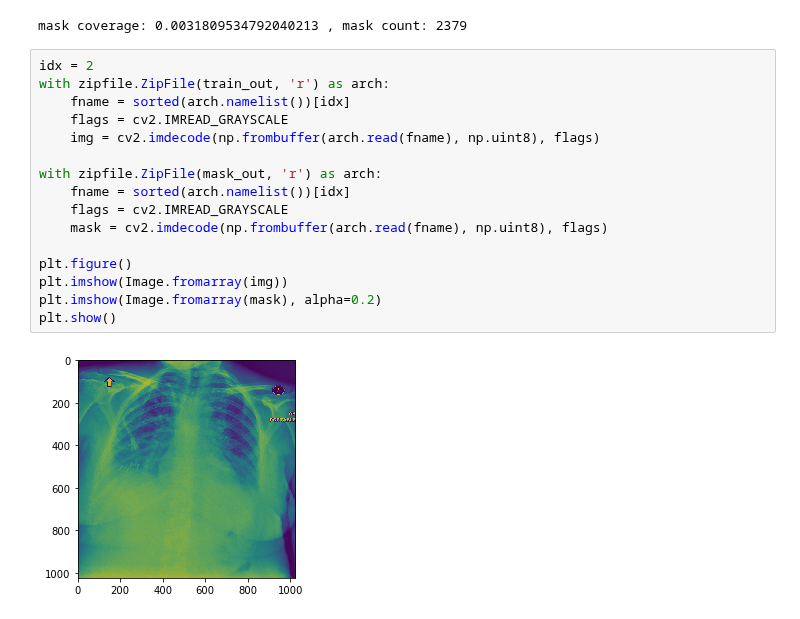
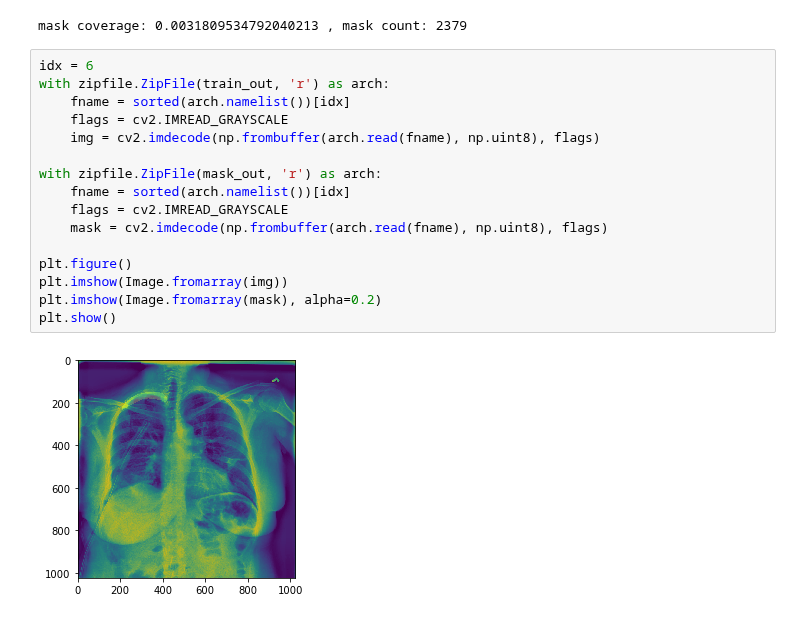
Before and after one commit to xiedidan/siim-pneumothorax, a Jupyter notebook: data-pack.ipynb, the cells around one changed output. Drawn from its saved outputs; the diff is of its cells as text.

```diff
--- a/data-pack.ipynb
+++ b/data-pack.ipynb
@@ -101,20 +101,20 @@ print('mask coverage:', np.mean(mask_coverage)/255, ', mask count:', mask_count)
 # %% [output]
 mask coverage: 0.0031809534792040213 , mask count: 2379
 # %%
-idx = 2
+idx = 6
 with zipfile.ZipFile(train_out, 'r') as arch:
     fname = sorted(arch.namelist())[idx]
     flags = cv2.IMREAD_GRAYSCALE
     img = cv2.imdecode(np.frombuffer(arch.read(fname), np.uint8), flags)
 
 with zipfile.ZipFile(mask_out, 'r') as arch:
     fname = sorted(arch.namelist())[idx]
     flags = cv2.IMREAD_GRAYSCALE
     mask = cv2.imdecode(np.frombuffer(arch.read(fname), np.uint8), flags)
 
 plt.figure()
 plt.imshow(Image.fromarray(img))
 plt.imshow(Image.fromarray(mask), alpha=0.2)
 plt.show()
 # %% [output]
-[figure, old version]
+[figure, new version]
```
